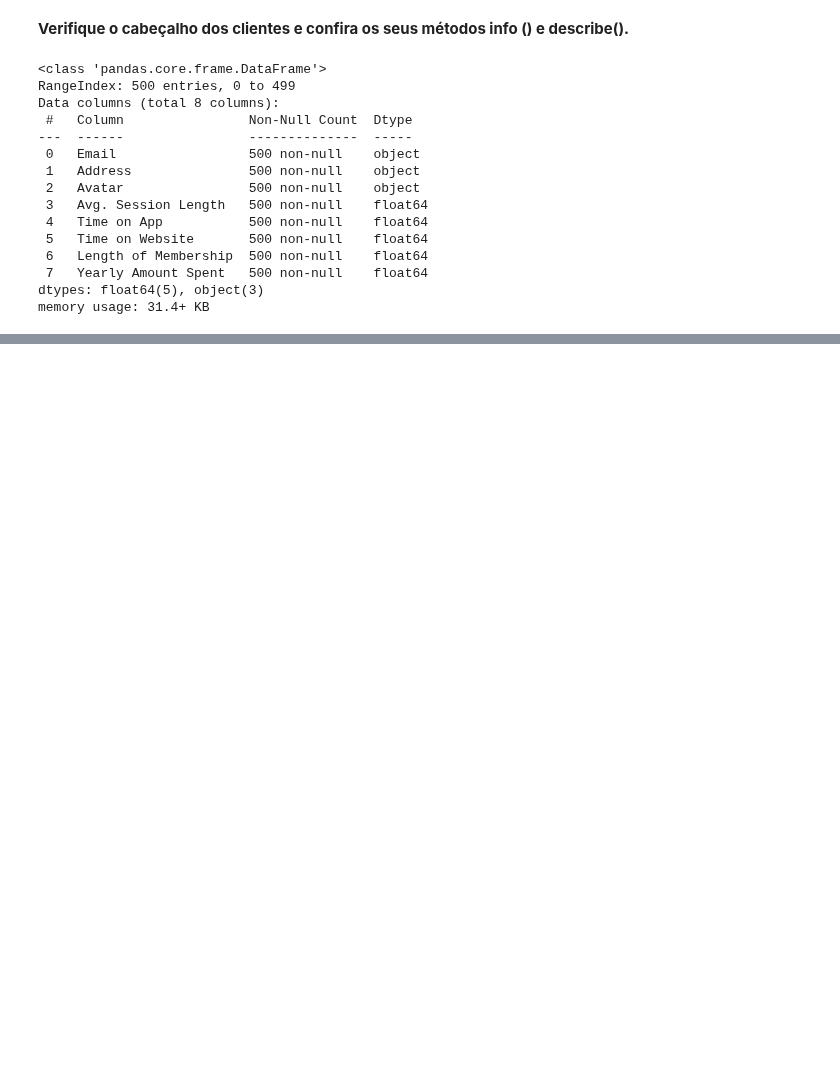
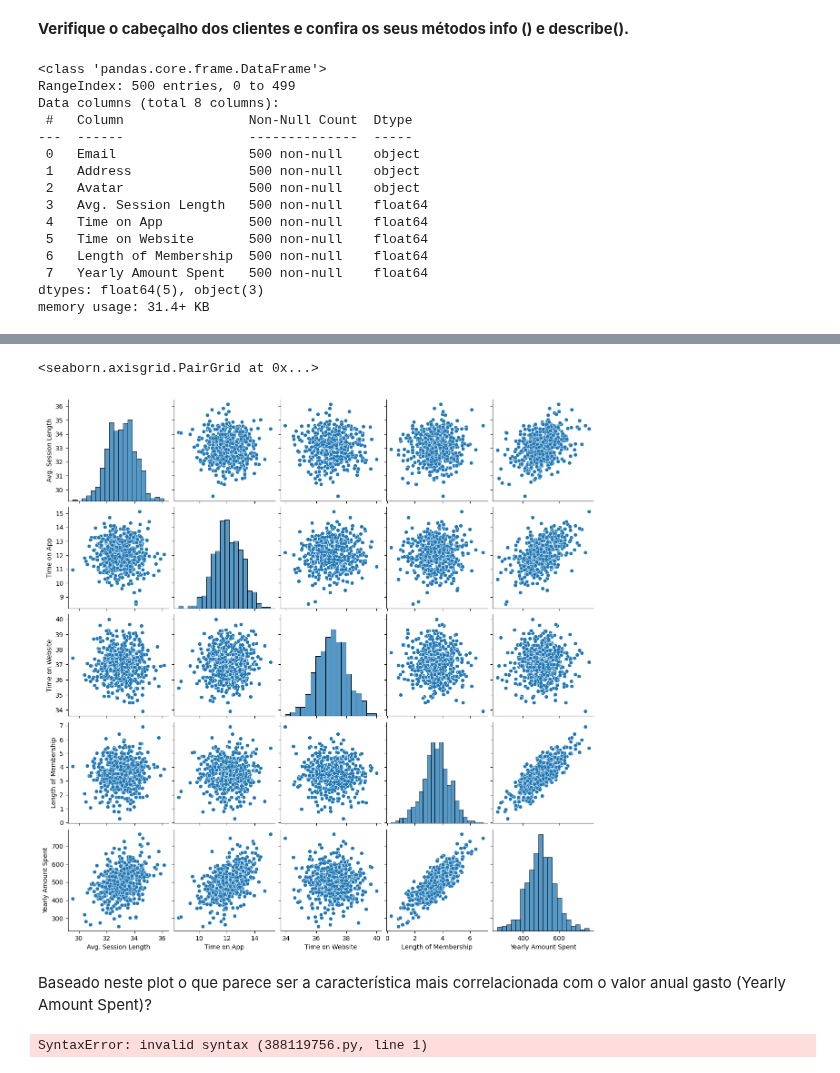
Before and after one commit to ludiemert/Classification_Regression_Models, a Jupyter notebook: 7_Classification_Regression_Models/1_Project/Projeto Analise Dados Ecommerce.ipynb, the cells around one changed output, grey strips where cells are left out. Saved outputs shown, nothing was run; the diff lists cells and outputs as text; code cells hidden in the pictures; blank space fills up the shorter version.

```diff
--- a/7_Classification_Regression_Models/1_Project/Projeto Analise Dados Ecommerce.ipynb
+++ b/7_Classification_Regression_Models/1_Project/Projeto Analise Dados Ecommerce.ipynb
@@ -54,0 +100,11 @@ memory usage: 31.4+ KB
+# %%
+sns.pairplot(clientes)
+# %% [output]
+<seaborn.axisgrid.PairGrid at 0x...>
+[figure, added]
+# %% [markdown]
+Baseado neste plot o que parece ser a característica mais correlacionada com o valor anual gasto (Yearly Amount Spent)?
+# %%
+Length Membership
+# %% [output]
+SyntaxError: invalid syntax (388119756.py, line 1)
```
Also changed, not shown: parts of 10 cells of this notebook, 3 other files.
